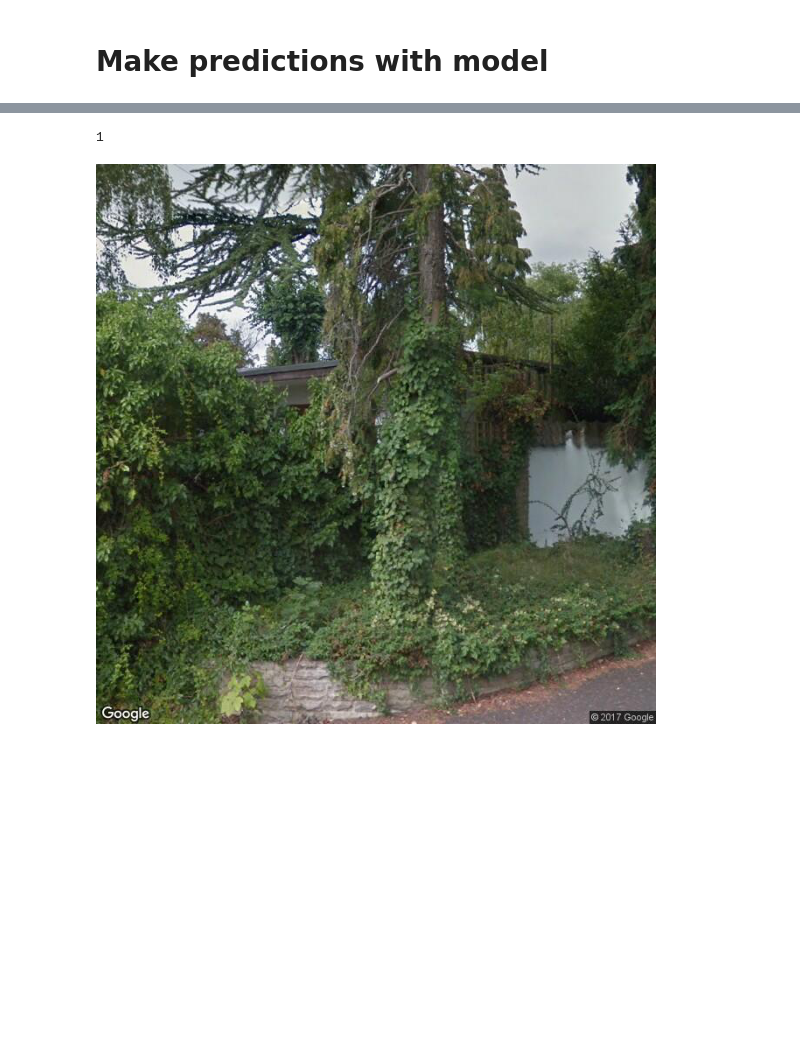
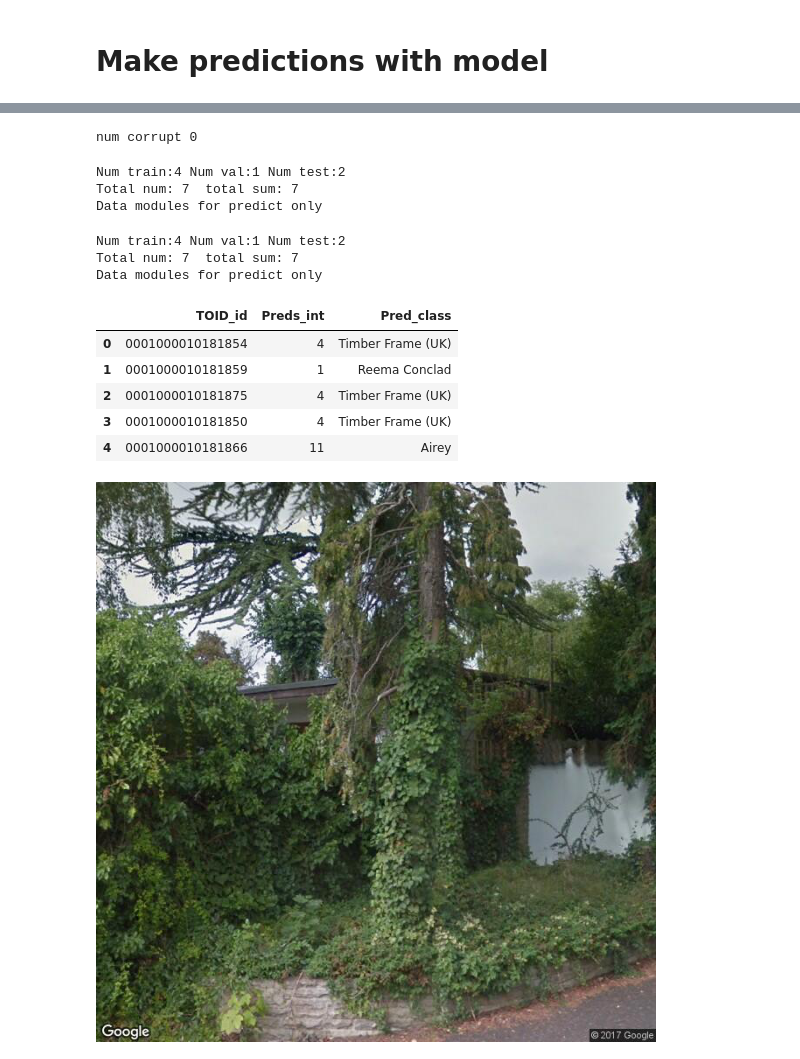
Before and after one commit to graceebc9/Arch_Class, a Jupyter notebook: train_svi.ipynb, the cells around one changed output, grey strips where cells are left out. Drawn from its saved outputs; the diff is of its cells as text; code cells hidden in the pictures; blank space fills up the shorter version.

```diff
--- a/train_svi.ipynb
+++ b/train_svi.ipynb
@@ -634,7 +627,7 @@ trainer = pl.Trainer(
                                   #  ImagePredictionLogger(val_samples),
                                   #  ImagePredictionLogger_table( val_samples, 'val' ),
                                   #  ImagePredictionLogger_table(test_samples, 'test'),
-                                  EarlyStopping(monitor="train_loss", min_delta=0.00, patience=3, verbose=False, mode="max")
+                                  EarlyStopping(monitor="val_jacc", min_delta=0.00, patience=3, verbose=False, mode="max")
                                   ]
 
                         )
@@ -852,0 +802,4 @@ NameError: ignored
+# %%
+#should I filter facades first? yes
+pred_dm = MyDataModule(data_dir="/content/gdrive/MyDrive/Non_Trads_FOI/data/cambridge_svi/sandbox_cam/", batch_size=32, pred_only = True, svi_raw=False)
+pred_dm.setup()
@@ -853,8 +813,10 @@ NameError: ignored
 # %%
-
-
-test_dm.setup()
+# %% [output]
+num corrupt 0
-# %%
-len(test_dataloader)
-# %% [output]
-1
+# %%
+
+preds = trainer.predict(model, dataloaders =  pred_dm.predict_dataloader())
+# %% [output]
+Num train:4 Num val:1 Num test:2
+Total num: 7  total sum: 7
+Data modules for predict only
@@ -861,3 +825,37 @@ len(test_dataloader)
+# %%
+def extract_predictions(trainer, model , pred_dm, pred_data,  df_path = None, ):
+    preds = trainer.predict(model, dataloaders =  pred_dm.predict_dataloader())
+
+    idx_dict = pred_dm.get_dataset_dict()
+
+    list_toids= []
+
+    for x in pred_dm.get_dataset_samples():
+      if pred_data =='cam_svi':
+        toid = x[0].split('/')[-1].split('_')[0]
+        list_toids.append(toid)
+
+    preds = [x.item()  for x in preds[0]]
+    class_preds = [idx_dict[str(x)] for x in preds]
+
+    df = pd.DataFrame( {'TOID_id': list_toids , 'Preds_int' : preds, 'Pred_class': class_preds   })
+
+    if df_path is not None:
+      df.to_csv(df_path)
+    return df
+# %%
+
+pred_df = extract_predictions(trainer, model, pred_dm, pred_data='cam_svi', )
+# %% [output]
+Num train:4 Num val:1 Num test:2
+Total num: 7  total sum: 7
+Data modules for predict only
+|  | TOID_id | Preds_int | Pred_class |
+| 0 | 0001000010181854 | 4 | Timber Frame (UK) |
+| 1 | 0001000010181859 | 1 | Reema Conclad |
+| 2 | 0001000010181875 | 4 | Timber Frame (UK) |
+| 3 | 0001000010181850 | 4 | Timber Frame (UK) |
+| 4 | 0001000010181866 | 11 | Airey |
 # %%
 data_loader = DataLoader(...)
 model = MyModel()
```
Also changed, not shown: parts of 29 cells of this notebook.
